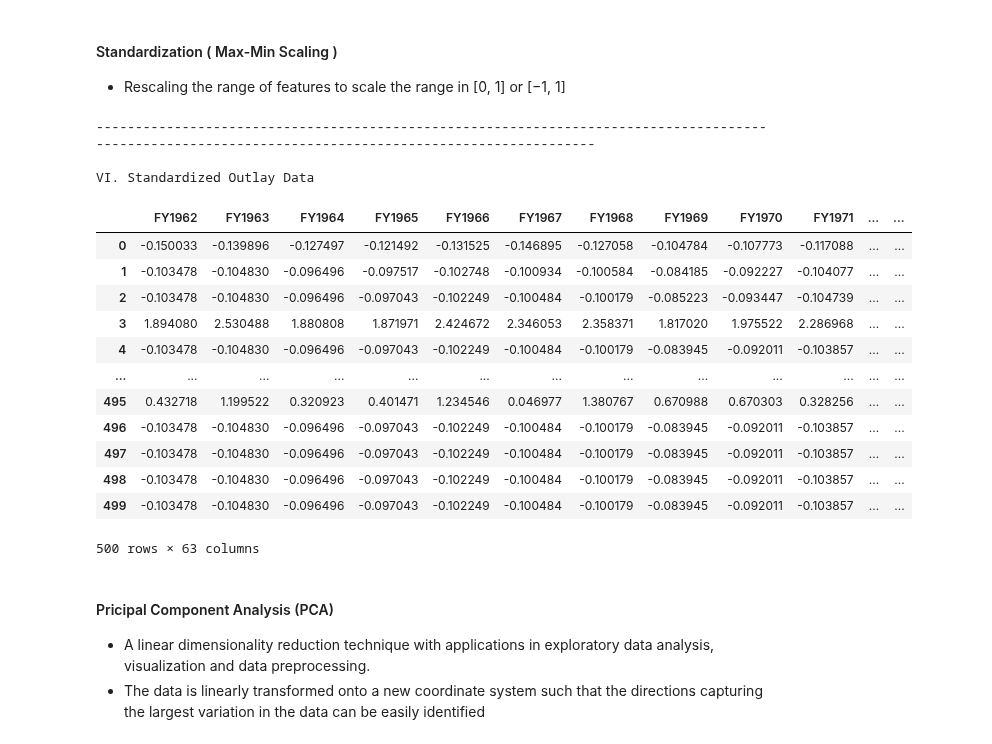
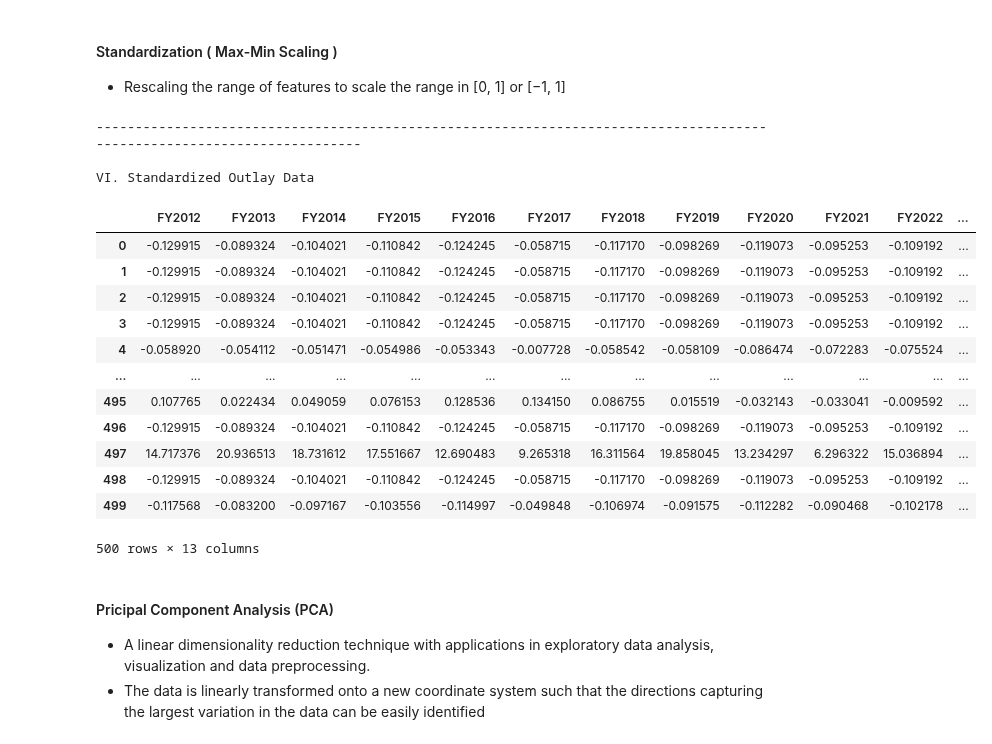
Before and after one commit to is-leeroy-jenkins/BudgetPy, a Jupyter notebook: ipynb/outlays.ipynb, the cells around one changed output. Drawn from its saved outputs; the diff is of its cells as text; code cells hidden in the pictures.

```diff
--- a/ipynb/outlays.ipynb
+++ b/ipynb/outlays.ipynb
@@ -31,8 +29,7 @@ from sklearn.svm import SVR
 from sklearn.neighbors import KNeighborsRegressor
 from sklearn.tree import DecisionTreeRegressor
 # %%
-
-hdr = '\r\n' + '-' * 150 + '\r\n'
+hdr = '\r\n' + '-' * 120 + '\r\n'
 nwln = '\r\n'
 # %% [markdown]
 ##### Description
@@ -228,15 +225,15 @@ ___
 # %%
 # 1. Load necessary columns and optimize processing
 df_dataset = pd.read_excel(file_path_outlays, sheet_name='Data',
-	usecols=['FiscalYear', 'AgencyName'] + [f"FY{i}" for i in range(1962, 2025)], nrows=500)
+	usecols=['FiscalYear', 'AgencyName'] + [f"FY{i}" for i in range(2012, 2025)], nrows=500)
 
 # 2. Selecting numerical columns
 numeric_cols = [ col for col in df_dataset.columns if col.startswith( "FY" ) ]
-numeric_data = df_dataset[numeric_cols ].fillna(0 )
+df_extended = df_dataset[numeric_cols ].fillna(0 )
 
 print( hdr )
 print( 'IV. Oringinal Outlay Data')
 print( nwln )
 
-numeric_data
+df_extended
 # %% [output]
@@ -291,31 +288,31 @@ V. Normalized Outlay Data
 - Rescaling the range of features to scale the range in [0, 1] or [−1, 1]
 # %%
 standardizer = StandardScaler()
-standardized_data = pd.DataFrame(standardizer.fit_transform(numeric_data ), columns=numeric_data.columns )
-standardized_data.round(2)
+df_standardized = pd.DataFrame(standardizer.fit_transform(df_extended ), columns=df_extended.columns )
+df_standardized.round(2)
 
 print( hdr )
 print( 'VI. Standardized Outlay Data')
 print( nwln )
 
-standardized_data
+df_standardized
 # %% [output]
-------------------------------------------------------------------------------------------------------------------------------------------------------
+------------------------------------------------------------------------------------------------------------------------
 
 VI. Standardized Outlay Data
-|  | FY1962 | FY1963 | FY1964 | FY1965 | FY1966 | FY1967 | FY1968 | FY1969 | FY1970 | FY1971 | ... | ... |
-| 0 | -0.150033 | -0.139896 | -0.127497 | -0.121492 | -0.131525 | -0.146895 | -0.127058 | -0.104784 | -0.107773 | -0.117088 | ... | ... |
-| 1 | -0.103478 | -0.104830 | -0.096496 | -0.097517 | -0.102748 | -0.100934 | -0.100584 | -0.084185 | -0.092227 | -0.104077 | ... | ... |
-| 2 | -0.103478 | -0.104830 | -0.096496 | -0.097043 | -0.102249 | -0.100484 | -0.100179 | -0.085223 | -0.093447 | -0.104739 | ... | ... |
-| 3 | 1.894080 | 2.530488 | 1.880808 | 1.871971 | 2.424672 | 2.346053 | 2.358371 | 1.817020 | 1.975522 | 2.286968 | ... | ... |
-| 4 | -0.103478 | -0.104830 | -0.096496 | -0.097043 | -0.102249 | -0.100484 | -0.100179 | -0.083945 | -0.092011 | -0.103857 | ... | ... |
+|  | FY2012 | FY2013 | FY2014 | FY2015 | FY2016 | FY2017 | FY2018 | FY2019 | FY2020 | FY2021 | FY2022 | ... |
+| 0 | -0.129915 | -0.089324 | -0.104021 | -0.110842 | -0.124245 | -0.058715 | -0.117170 | -0.098269 | -0.119073 | -0.095253 | -0.109192 | ... |
+| 1 | -0.129915 | -0.089324 | -0.104021 | -0.110842 | -0.124245 | -0.058715 | -0.117170 | -0.098269 | -0.119073 | -0.095253 | -0.109192 | ... |
+| 2 | -0.129915 | -0.089324 | -0.104021 | -0.110842 | -0.124245 | -0.058715 | -0.117170 | -0.098269 | -0.119073 | -0.095253 | -0.109192 | ... |
+| 3 | -0.129915 | -0.089324 | -0.104021 | -0.110842 | -0.124245 | -0.058715 | -0.117170 | -0.098269 | -0.119073 | -0.095253 | -0.109192 | ... |
+| 4 | -0.058920 | -0.054112 | -0.051471 | -0.054986 | -0.053343 | -0.007728 | -0.058542 | -0.058109 | -0.086474 | -0.072283 | -0.075524 | ... |
 | ... | ... | ... | ... | ... | ... | ... | ... | ... | ... | ... | ... | ... |
-| 495 | 0.432718 | 1.199522 | 0.320923 | 0.401471 | 1.234546 | 0.046977 | 1.380767 | 0.670988 | 0.670303 | 0.328256 | ... | ... |
-| 496 | -0.103478 | -0.104830 | -0.096496 | -0.097043 | -0.102249 | -0.100484 | -0.100179 | -0.083945 | -0.092011 | -0.103857 | ... | ... |
-| 497 | -0.103478 | -0.104830 | -0.096496 | -0.097043 | -0.102249 | -0.100484 | -0.100179 | -0.083945 | -0.092011 | -0.103857 | ... | ... |
-| 498 | -0.103478 | -0.104830 | -0.096496 | -0.097043 | -0.102249 | -0.100484 | -0.100179 | -0.083945 | -0.092011 | -0.103857 | ... | ... |
-| 499 | -0.103478 | -0.104830 | -0.096496 | -0.097043 | -0.102249 | -0.100484 | -0.100179 | -0.083945 | -0.092011 | -0.103857 | ... | ... |
+| 495 | 0.107765 | 0.022434 | 0.049059 | 0.076153 | 0.128536 | 0.134150 | 0.086755 | 0.015519 | -0.032143 | -0.033041 | -0.009592 | ... |
+| 496 | -0.129915 | -0.089324 | -0.104021 | -0.110842 | -0.124245 | -0.058715 | -0.117170 | -0.098269 | -0.119073 | -0.095253 | -0.109192 | ... |
+| 497 | 14.717376 | 20.936513 | 18.731612 | 17.551667 | 12.690483 | 9.265318 | 16.311564 | 19.858045 | 13.234297 | 6.296322 | 15.036894 | ... |
+| 498 | -0.129915 | -0.089324 | -0.104021 | -0.110842 | -0.124245 | -0.058715 | -0.117170 | -0.098269 | -0.119073 | -0.095253 | -0.109192 | ... |
+| 499 | -0.117568 | -0.083200 | -0.097167 | -0.103556 | -0.114997 | -0.049848 | -0.106974 | -0.091575 | -0.112282 | -0.090468 | -0.102178 | ... |
-500 rows × 63 columns
+500 rows × 13 columns
 # %% [markdown]
 #### Pricipal Component Analysis (PCA)
 - A linear dimensionality reduction technique with applications in exploratory data analysis, visualization and data preprocessing.
```
Also changed, not shown: parts of 26 cells of this notebook.
